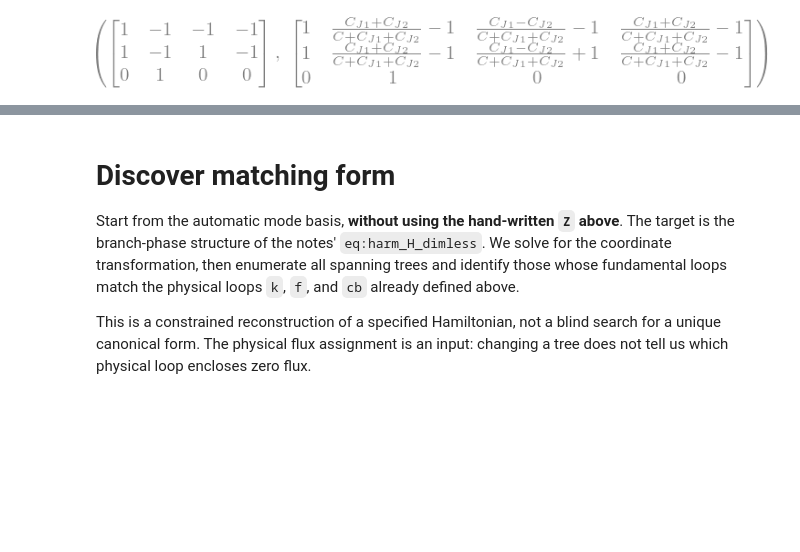
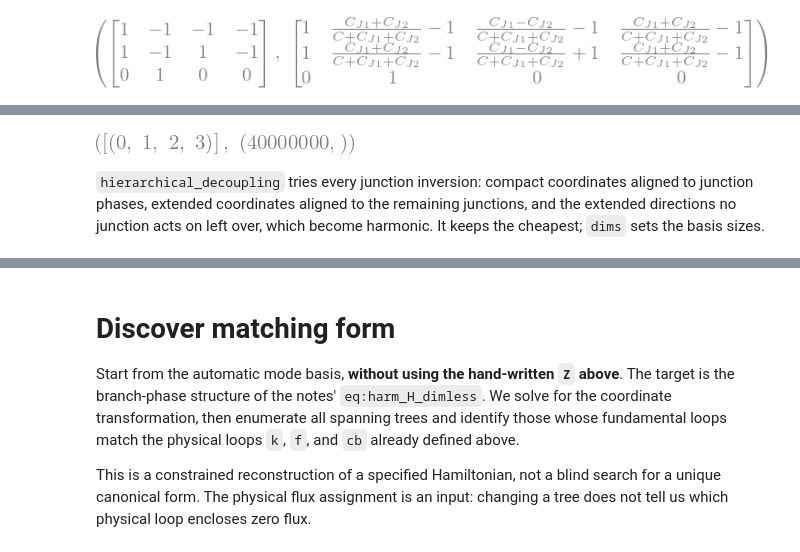
Before and after one commit to eliweissler/circuit-quantization, a Jupyter notebook: examples/harmonium.ipynb, the cells around one changed output, grey strips where cells are left out. Saved outputs shown, nothing was run; the diff lists cells and outputs as text; code cells hidden in the pictures; blank space fills up the shorter version.

```diff
--- a/examples/harmonium.ipynb
+++ b/examples/harmonium.ipynb
@@ -134,0 +142,8 @@ $\displaystyle H_{\mathrm{GHz}} = - E_{J1} \cos{\left(\frac{C \varphi_{2}}{C + C
+# %%
+cq.junction_clusters(res.coords), cq.cluster_cost(res.coords)
+# %% [output]
+[figure, added]
+# %% [markdown]
+`hierarchical_decoupling` tries every junction inversion: compact coordinates aligned to junction phases,
+extended coordinates aligned to the remaining junctions, and the extended directions no junction acts on left over,
+which become harmonic. It keeps the cheapest; `dims` sets the basis sizes.
```
Also changed, not shown: parts of 17 cells of this notebook, 19 other files.
